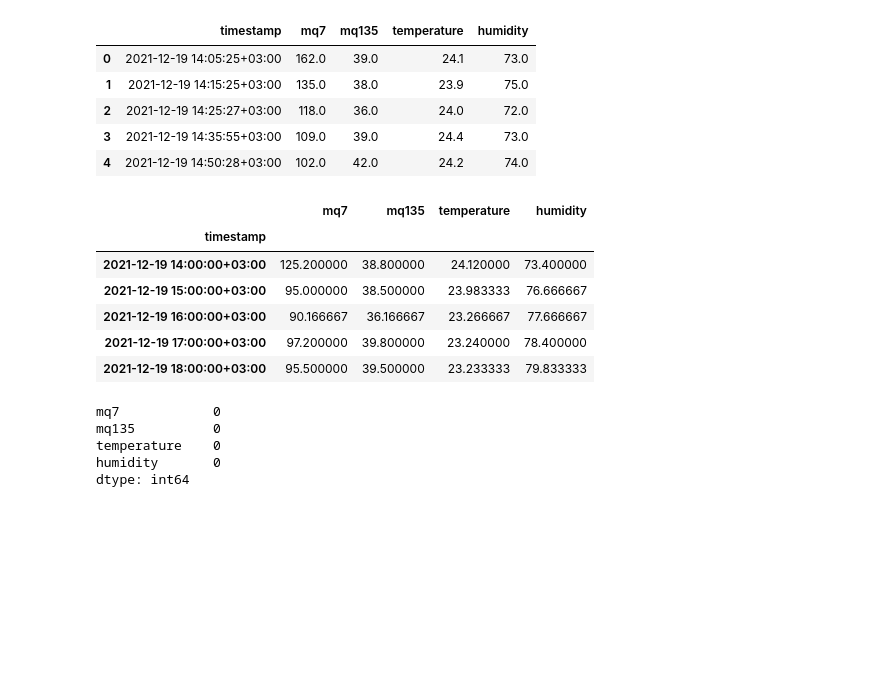
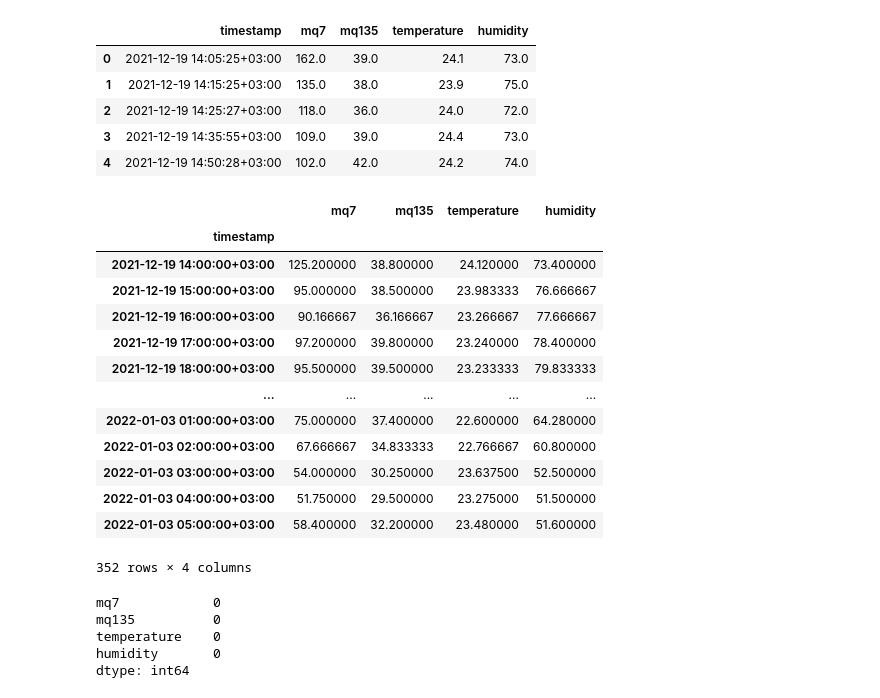
Before and after one commit to sam505/Air_Pollution_Monitoring, a Jupyter notebook: Data_Analysis_Visualization/Model_training.ipynb, the cells around one changed output. Saved outputs shown, nothing was run; the diff lists cells and outputs as text; code cells hidden in the pictures; blank space fills up the shorter version.

```diff
--- a/Data_Analysis_Visualization/Model_training.ipynb
+++ b/Data_Analysis_Visualization/Model_training.ipynb
@@ -58,16 +58,23 @@ df.head()
 # %%
 # Resapmle dataset hourly using mean
 raw_df = df.set_index("timestamp")
 df = raw_df.resample(rule='H').mean()
-df.head()
+df
 # %% [output]
 |  | mq7 | mq135 | temperature | humidity |
 | timestamp |  |  |  |  |
 | 2021-12-19 14:00:00+03:00 | 125.200000 | 38.800000 | 24.120000 | 73.400000 |
 | 2021-12-19 15:00:00+03:00 | 95.000000 | 38.500000 | 23.983333 | 76.666667 |
 | 2021-12-19 16:00:00+03:00 | 90.166667 | 36.166667 | 23.266667 | 77.666667 |
 | 2021-12-19 17:00:00+03:00 | 97.200000 | 39.800000 | 23.240000 | 78.400000 |
 | 2021-12-19 18:00:00+03:00 | 95.500000 | 39.500000 | 23.233333 | 79.833333 |
+| ... | ... | ... | ... | ... |
+| 2022-01-03 01:00:00+03:00 | 75.000000 | 37.400000 | 22.600000 | 64.280000 |
+| 2022-01-03 02:00:00+03:00 | 67.666667 | 34.833333 | 22.766667 | 60.800000 |
+| 2022-01-03 03:00:00+03:00 | 54.000000 | 30.250000 | 23.637500 | 52.500000 |
+| 2022-01-03 04:00:00+03:00 | 51.750000 | 29.500000 | 23.275000 | 51.500000 |
+| 2022-01-03 05:00:00+03:00 | 58.400000 | 32.200000 | 23.480000 | 51.600000 |
+352 rows × 4 columns
 # %%
 # Check if there are any missing values in the dataset
 df.isnull().sum()
```
Also changed, not shown: parts of 15 cells of this notebook, 13 other files.
